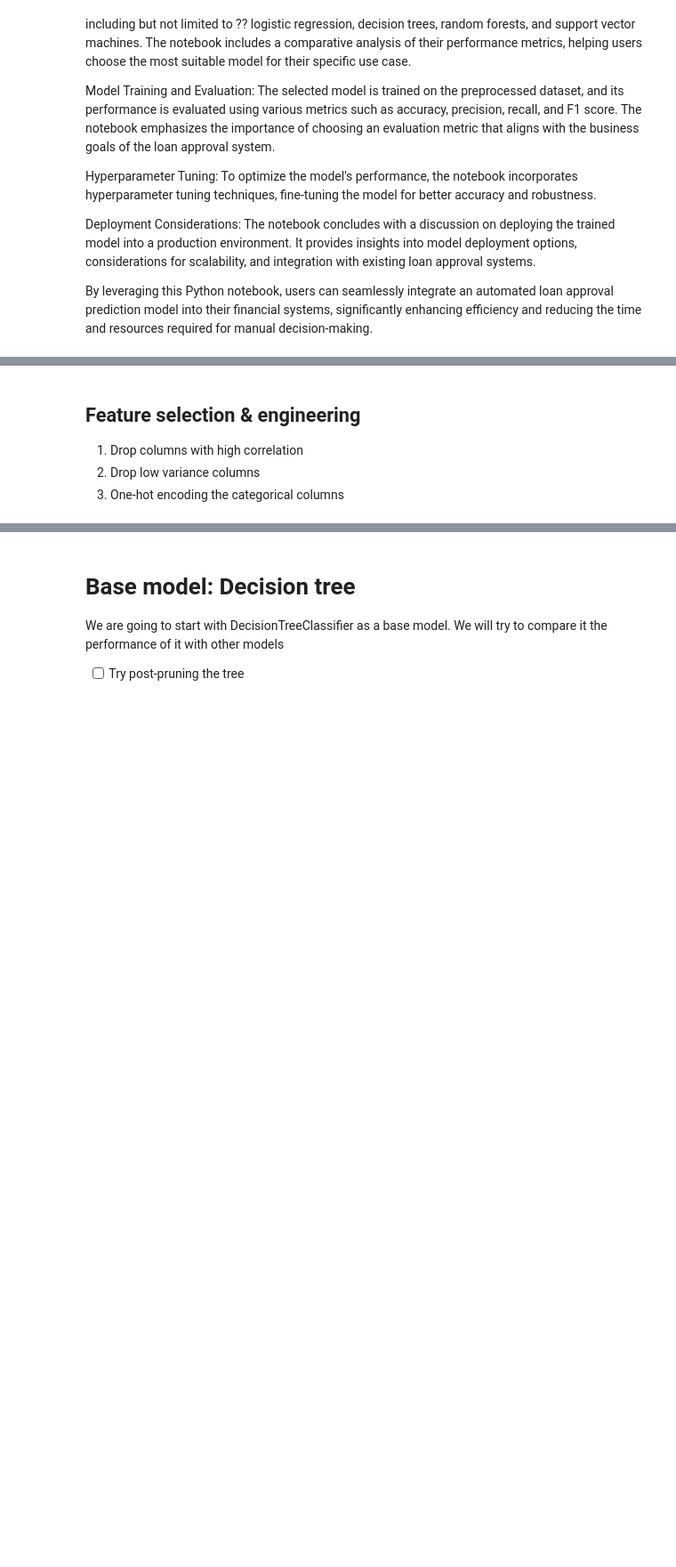
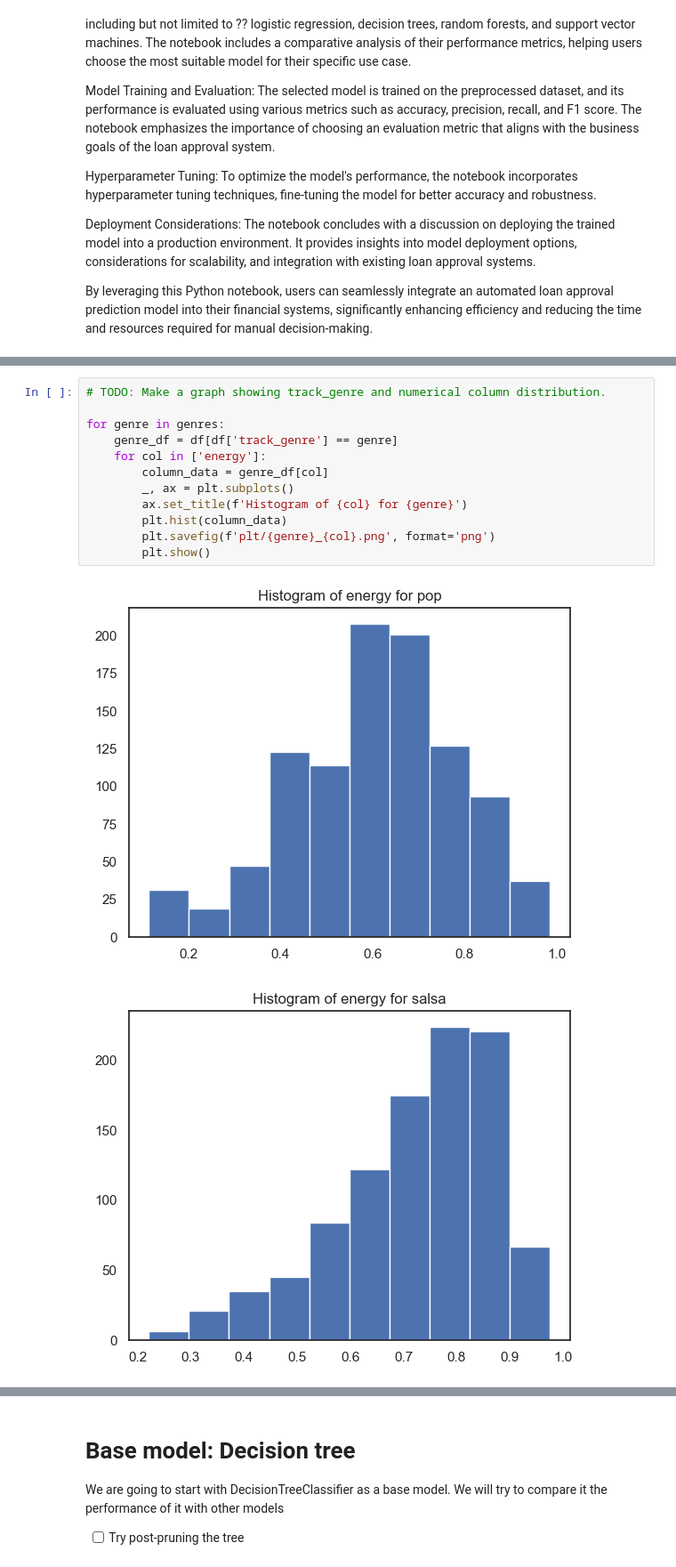
Before and after one commit to orifmilod/Spotify-ML, a Jupyter notebook: Spotify.ipynb, the cells around one changed output, grey strips where cells are left out. Shown: that part at 89% size. Drawn from its saved outputs; the diff is of its cells as text; blank space fills up the shorter version.

```diff
--- a/Spotify.ipynb
+++ b/Spotify.ipynb
@@ -115,5 +179,15 @@ plt.show()
-# %% [markdown]
-## Feature selection & engineering
-1) Drop columns with high correlation
-2) Drop low variance columns
-3) One-hot encoding the categorical columns
+# %%
+# TODO: Make a graph showing track_genre and numerical column distribution.
+
+for genre in genres:
+    genre_df = df[df['track_genre'] == genre]
+    for col in ['energy']:
+        column_data = genre_df[col]
+        _, ax = plt.subplots()
+        ax.set_title(f'Histogram of {col} for {genre}')
+        plt.hist(column_data)
+        plt.savefig(f'plt/{genre}_{col}.png', format='png')
+        plt.show()
+# %% [output]
+[figure, added]
+[figure, added]
```
Also changed, not shown: parts of 22 cells of this notebook, 15 other files.
